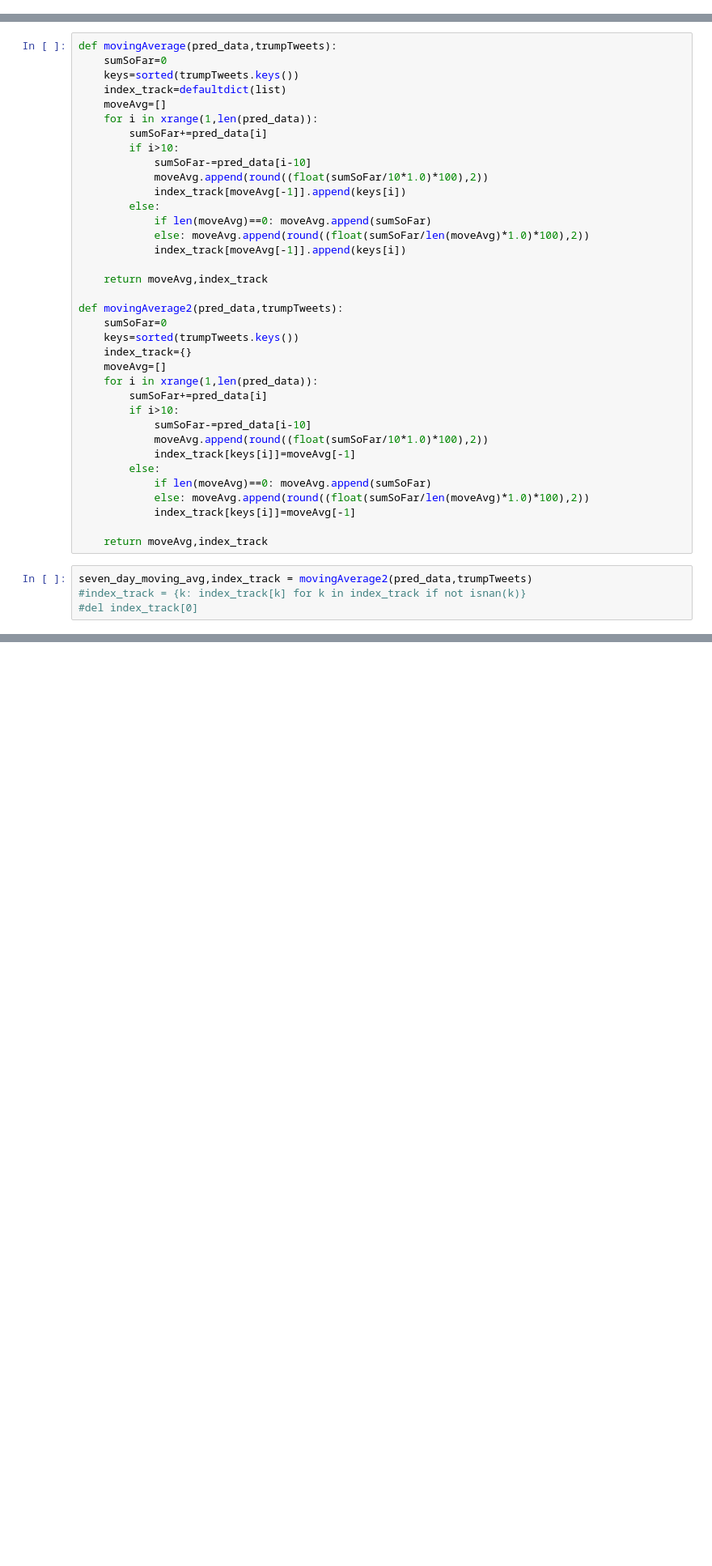
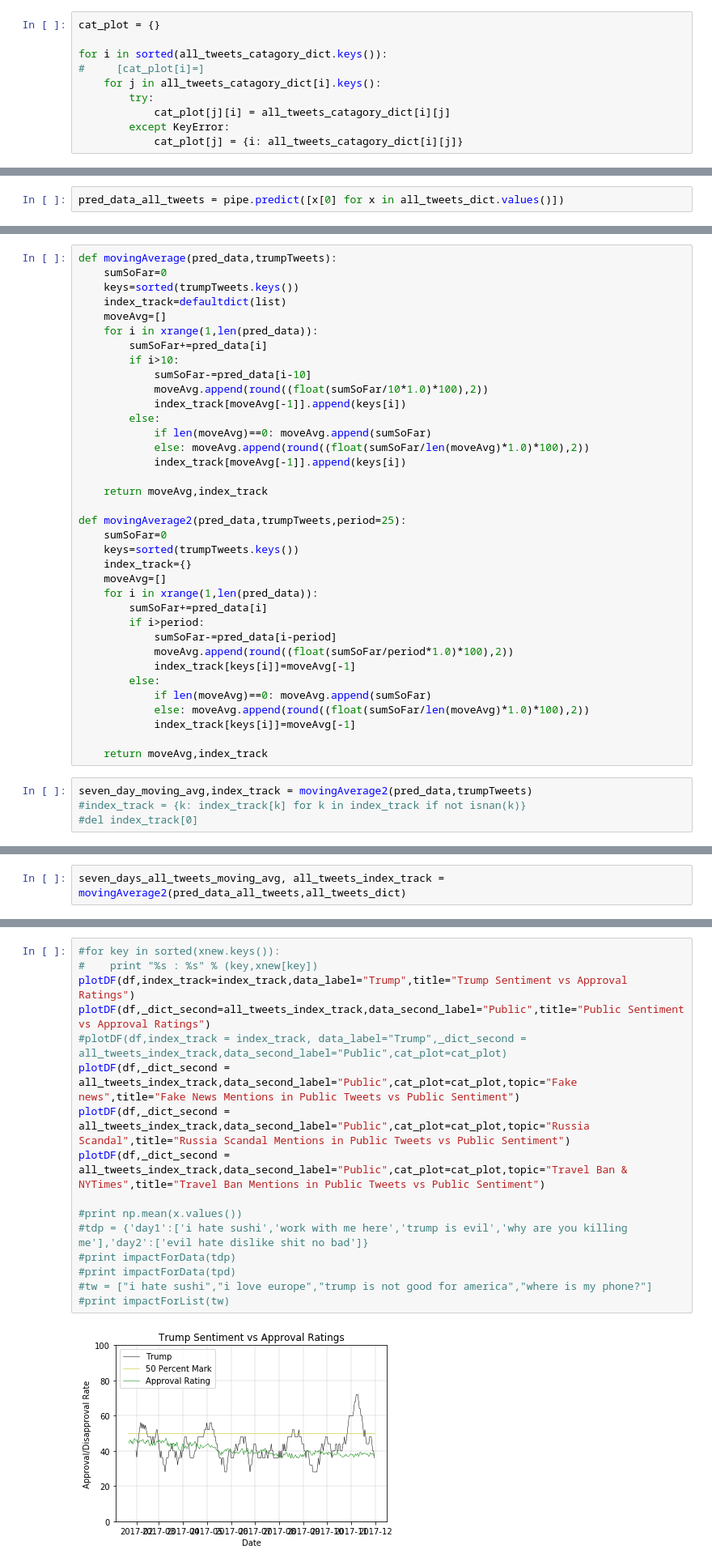
Before and after one commit to periakiva/semanticAnalysis, a Jupyter notebook: AnalysisNB.ipynb, the cells around one changed output, grey strips where cells are left out. Shown at 81% size. Saved outputs shown, nothing was run; the diff lists cells and outputs as text; blank space fills up the shorter version.

Commit message:
Update files and graph results

```diff
--- a/AnalysisNB.ipynb
+++ b/AnalysisNB.ipynb
@@ -231,0 +270,10 @@ NBayes: (correct classification, total testing): (303, 800)
+# %%
+cat_plot = {}
+
+for i in sorted(all_tweets_catagory_dict.keys()):
+#     [cat_plot[i]=]
+    for j in all_tweets_catagory_dict[i].keys():
+        try:
+            cat_plot[j][i] = all_tweets_catagory_dict[i][j]
+        except KeyError:
+            cat_plot[j] = {i: all_tweets_catagory_dict[i][j]}
@@ -231,0 +296,2 @@ NBayes: (correct classification, total testing): (303, 800)
+# %%
+pred_data_all_tweets = pipe.predict([x[0] for x in all_tweets_dict.values()])
@@ -248,16 +316,16 @@ def movingAverage(pred_data,trumpTweets):
 
     return moveAvg,index_track
 
-def movingAverage2(pred_data,trumpTweets):
+def movingAverage2(pred_data,trumpTweets,period=25):
     sumSoFar=0
     keys=sorted(trumpTweets.keys())
     index_track={}
     moveAvg=[]
     for i in xrange(1,len(pred_data)):
         sumSoFar+=pred_data[i]
-        if i>10:
-            sumSoFar-=pred_data[i-10]
-            moveAvg.append(round((float(sumSoFar/10*1.0)*100),2))
+        if i>period:
+            sumSoFar-=pred_data[i-period]
+            moveAvg.append(round((float(sumSoFar/period*1.0)*100),2))
             index_track[keys[i]]=moveAvg[-1]
         else:
             if len(moveAvg)==0: moveAvg.append(sumSoFar)
@@ -310,0 +350,2 @@ Negative (0) and Positive(1) counter: Counter({0: 176, 1: 133})
+# %%
+seven_days_all_tweets_moving_avg, all_tweets_index_track = movingAverage2(pred_data_all_tweets,all_tweets_dict)
@@ -357,0 +375,18 @@ plotDF(df,sorted(xnew.keys()),[xnew[key] for key in sorted(xnew.keys())],index_t
+# %%
+#for key in sorted(xnew.keys()):
+#    print "%s : %s" % (key,xnew[key])
+plotDF(df,index_track=index_track,data_label="Trump",title="Trump Sentiment vs Approval Ratings")
+plotDF(df,_dict_second=all_tweets_index_track,data_second_label="Public",title="Public Sentiment vs Approval Ratings")
+#plotDF(df,index_track = index_track, data_label="Trump",_dict_second = all_tweets_index_track,data_second_label="Public",cat_plot=cat_plot)
+plotDF(df,_dict_second = all_tweets_index_track,data_second_label="Public",cat_plot=cat_plot,topic="Fake news",title="Fake News Mentions in Public Tweets vs Public Sentiment")
+plotDF(df,_dict_second = all_tweets_index_track,data_second_label="Public",cat_plot=cat_plot,topic="Russia Scandal",title="Russia Scandal Mentions in Public Tweets vs Public Sentiment")
+plotDF(df,_dict_second = all_tweets_index_track,data_second_label="Public",cat_plot=cat_plot,topic="Travel Ban & NYTimes",title="Travel Ban Mentions in Public Tweets vs Public Sentiment")
+
+#print np.mean(x.values())
+#tdp = {'day1':['i hate sushi','work with me here','trump is evil','why are you killing me'],'day2':['evil hate dislike shit no bad']}
+#print impactForData(tdp)
+#print impactForData(tpd)
+#tw = ["i hate sushi","i love europe","trump is not good for america","where is my phone?"]
+#print impactForList(tw)
+# %% [output]
+[figure, added]
```
Also changed, not shown: parts of 20 cells of this notebook.
